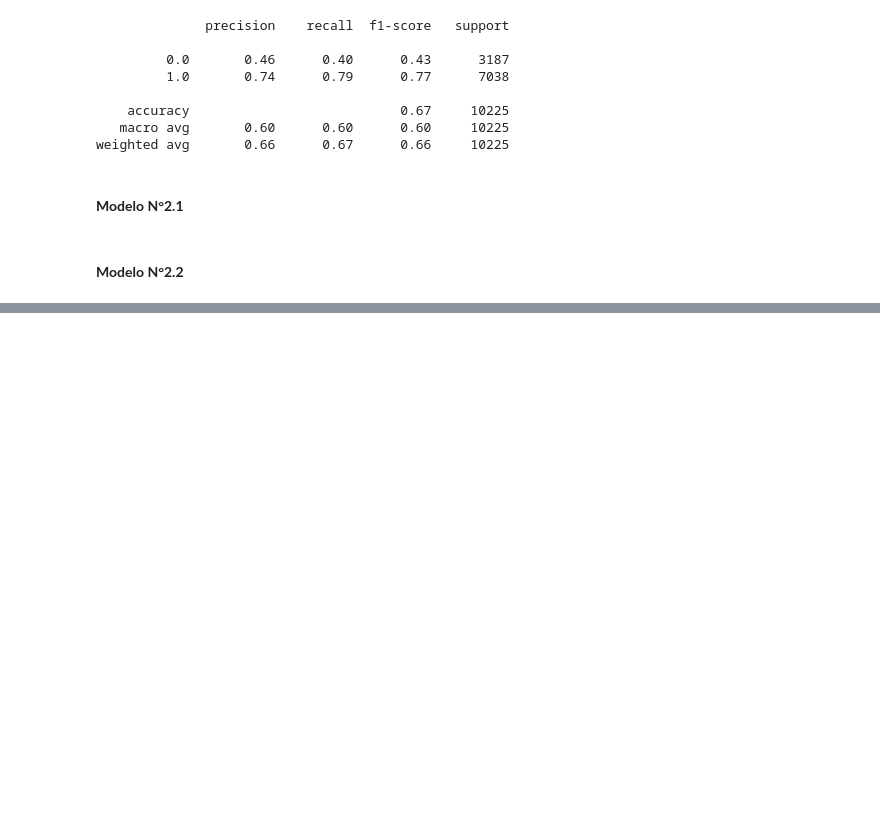
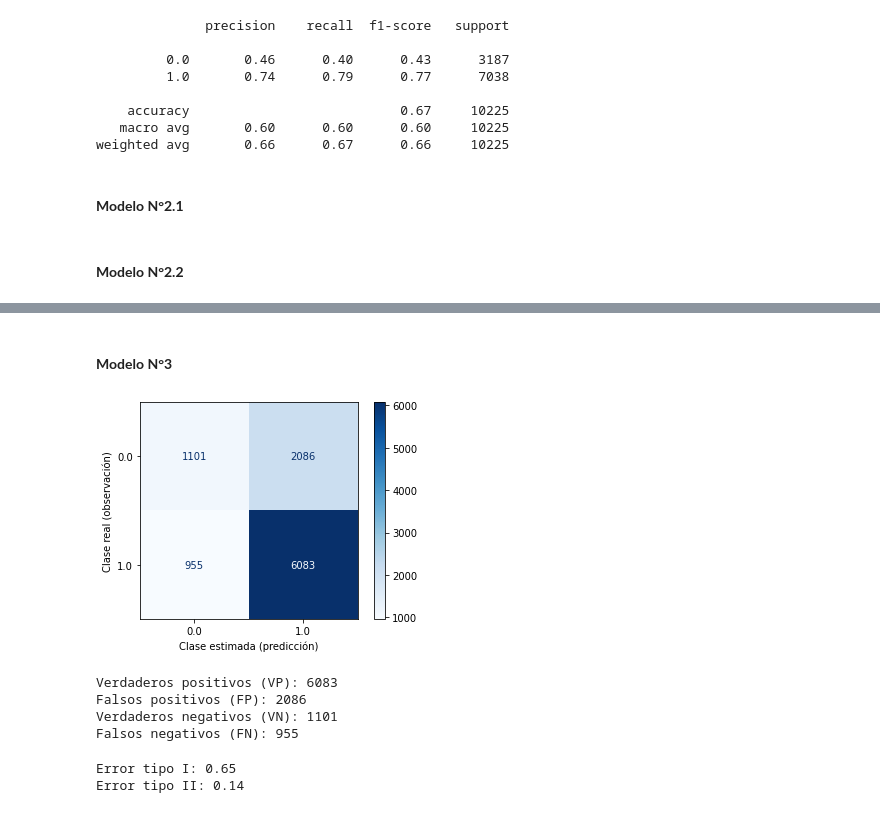
Before and after one commit to dar-rojas/MachineLearning-003D, a Jupyter notebook: modelling.ipynb, the cells around one changed output, grey strips where cells are left out. Drawn from its saved outputs; the diff is of its cells as text; code cells hidden in the pictures; blank space fills up the shorter version.

Commit message:
Modelos de clasificación

```diff
--- a/modelling.ipynb
+++ b/modelling.ipynb
@@ -464,0 +580,39 @@ weighted avg       0.66      0.67      0.66     10225
+# %% [markdown]
+#### **Modelo N°3**
+# %%
+knn_3C = skKNN_C(n_neighbors=12, p=3, weights='distance', algorithm='brute')
+knn_3C = knn_3C.fit(X_train, y_train)
+# %%
+Y_hat = knn_3C.predict(X_test)
+# %%
+#Matriz de Confusion
+matriz = confusion_matrix(y_test, Y_hat)
+
+grafico = ConfusionMatrixDisplay(confusion_matrix=matriz,display_labels=knn_3C.classes_)
+grafico.plot(cmap=plt.cm.Blues,values_format='g')
+plt.xlabel('Clase estimada (predicción)')
+plt.ylabel('Clase real (observación)')
+plt.show()
+# %% [output]
+[figure, added]
+# %%
+VN, FP, FN, VP = matriz.ravel()
+print(f'Verdaderos positivos (VP): {VP}')
+print(f'Falsos positivos (FP): {FP}')
+print(f'Verdaderos negativos (VN): {VN}')
+print(f'Falsos negativos (FN): {FN}')
+# %% [output]
+Verdaderos positivos (VP): 6083
+Falsos positivos (FP): 2086
+Verdaderos negativos (VN): 1101
+Falsos negativos (FN): 955
+# %%
+#Tasa de error
+Tasa_FP_3 = FP/(FP+VN)
+Tasa_FN_3 = FN/(FN+VP)
+
+print("Error tipo I: %.2f" % Tasa_FP_3)
+print("Error tipo II: %.2f" % Tasa_FN_3)
+# %% [output]
+Error tipo I: 0.65
+Error tipo II: 0.14
```
Also changed, not shown: parts of 17 cells of this notebook.
